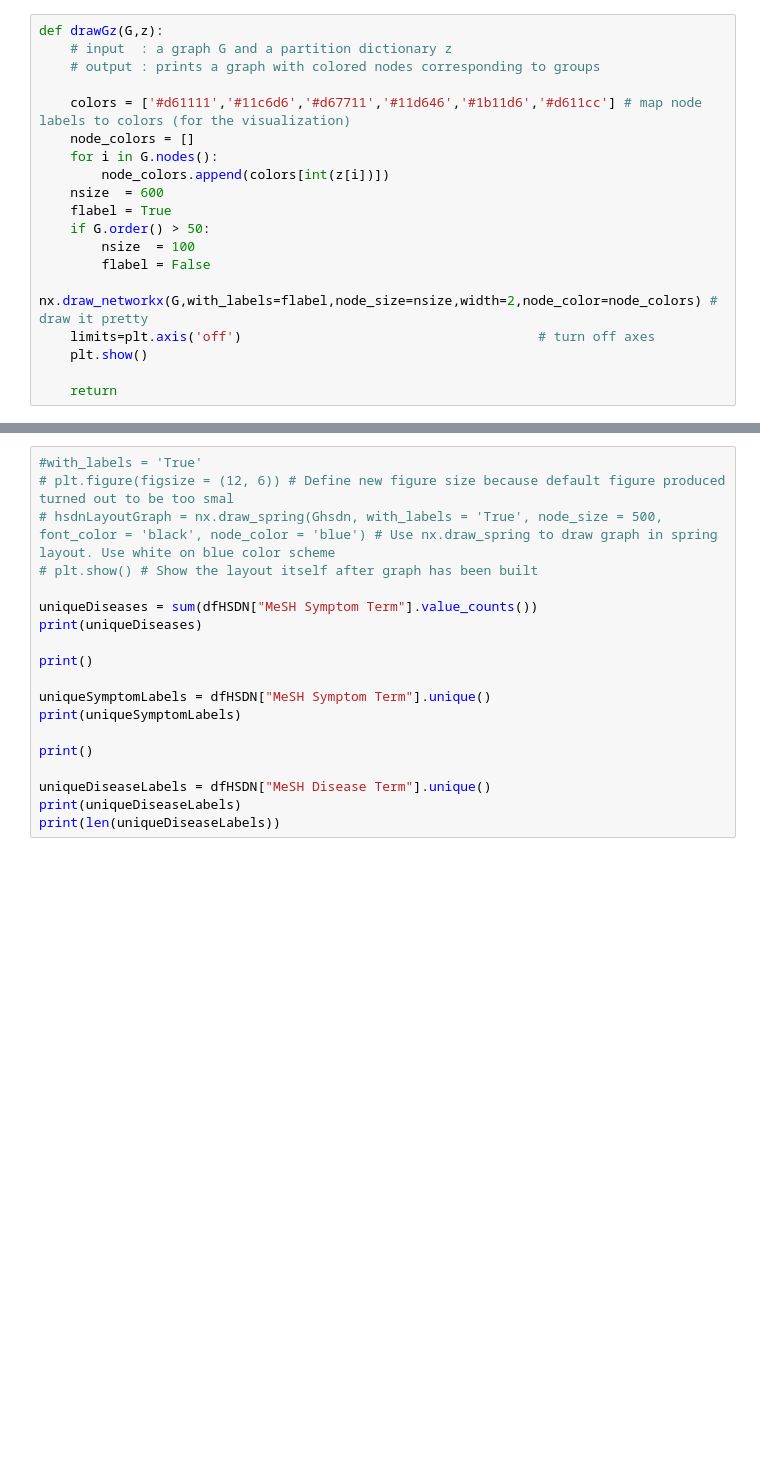
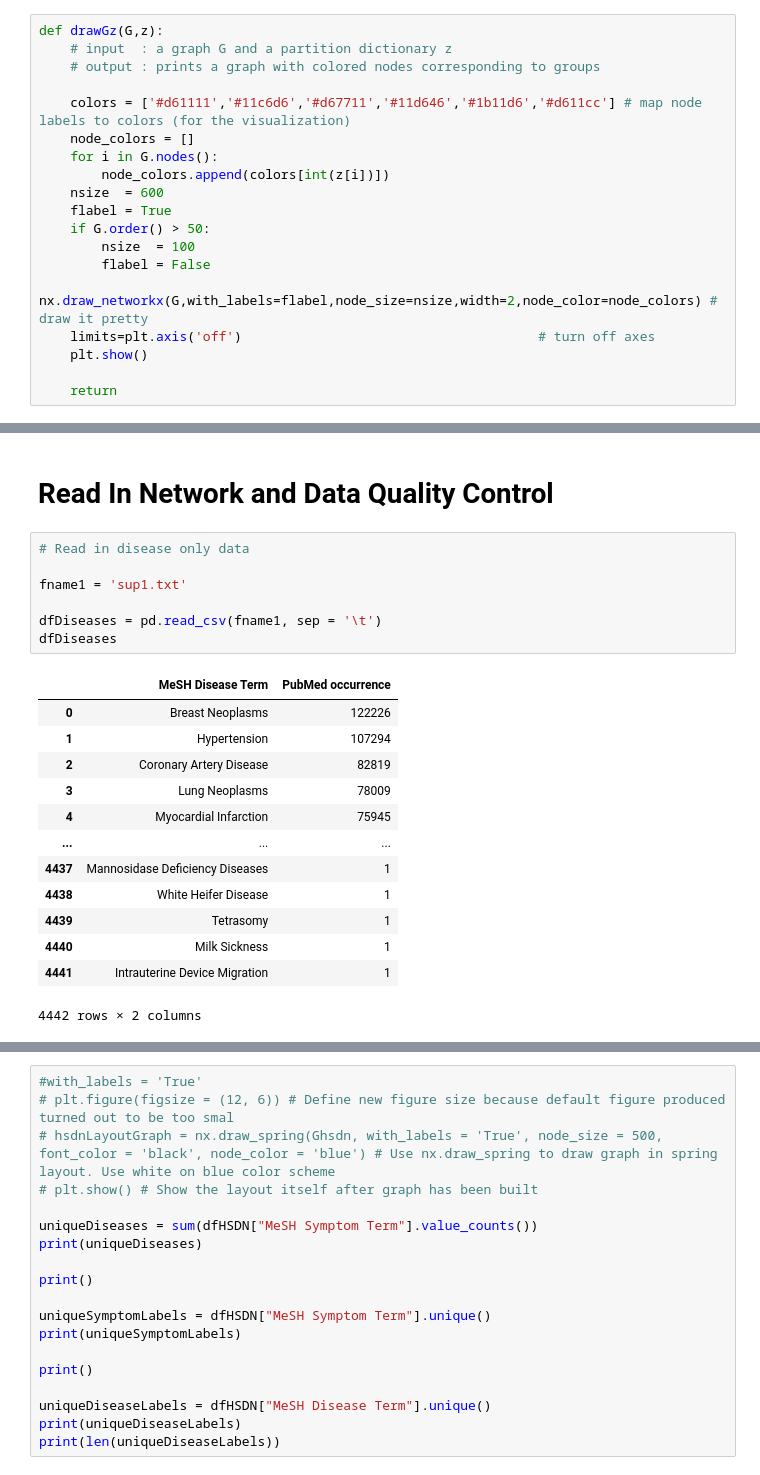
Before and after one commit to behzodcu/3352-project, a Jupyter notebook: network/3352_project.ipynb, the cells around one changed output, grey strips where cells are left out. Drawn from its saved outputs; the diff is of its cells as text; blank space fills up the shorter version.

```diff
--- a/network/3352_project.ipynb
+++ b/network/3352_project.ipynb
@@ -114,0 +134,23 @@ def drawGz(G,z):
+# %% [markdown]
+# Read In Network and Data Quality Control
+# %%
+# Read in disease only data
+
+fname1 = 'sup1.txt'
+
+dfDiseases = pd.read_csv(fname1, sep = '\t')
+dfDiseases
+# %% [output]
+|  | MeSH Disease Term | PubMed occurrence |
+| 0 | Breast Neoplasms | 122226 |
+| 1 | Hypertension | 107294 |
+| 2 | Coronary Artery Disease | 82819 |
+| 3 | Lung Neoplasms | 78009 |
+| 4 | Myocardial Infarction | 75945 |
+| ... | ... | ... |
+| 4437 | Mannosidase Deficiency Diseases | 1 |
+| 4438 | White Heifer Disease | 1 |
+| 4439 | Tetrasomy | 1 |
+| 4440 | Milk Sickness | 1 |
+| 4441 | Intrauterine Device Migration | 1 |
+4442 rows × 2 columns
```
Also changed, not shown: parts of 9 cells of this notebook, 3 other files.
